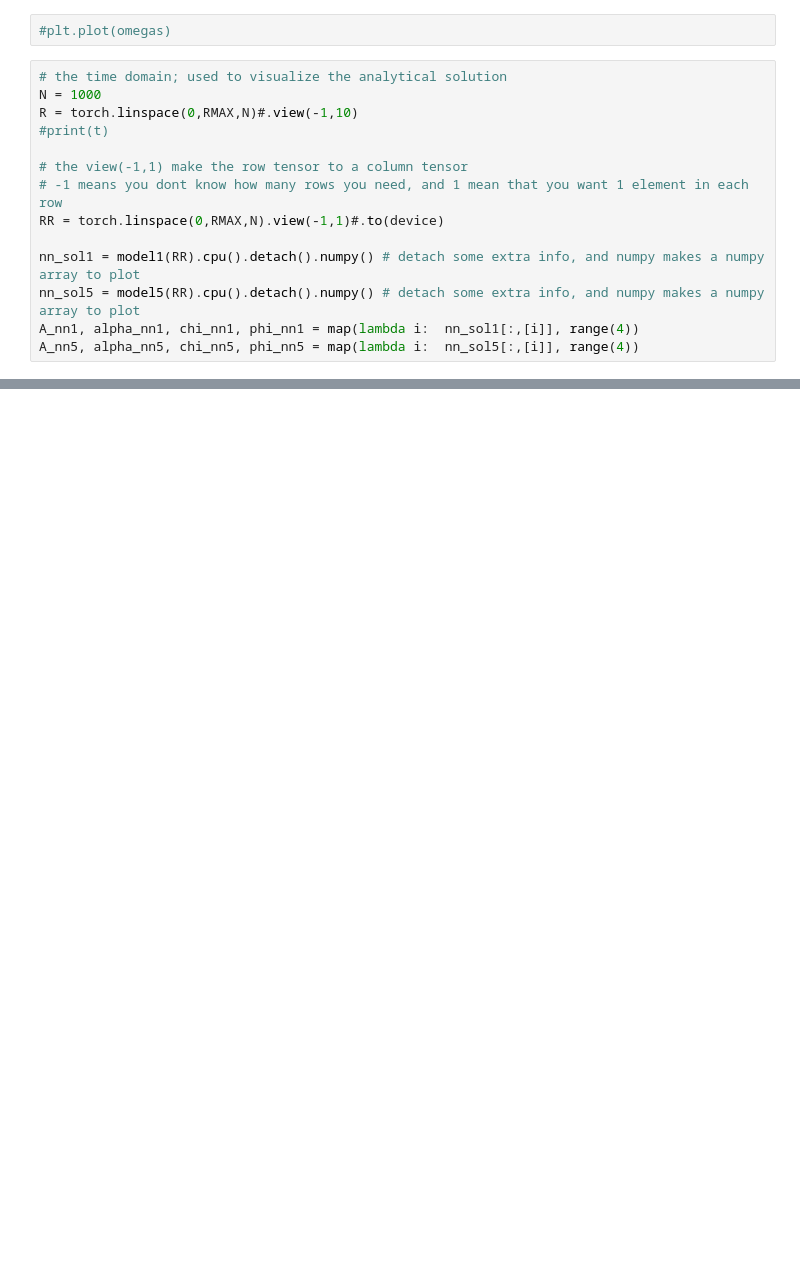
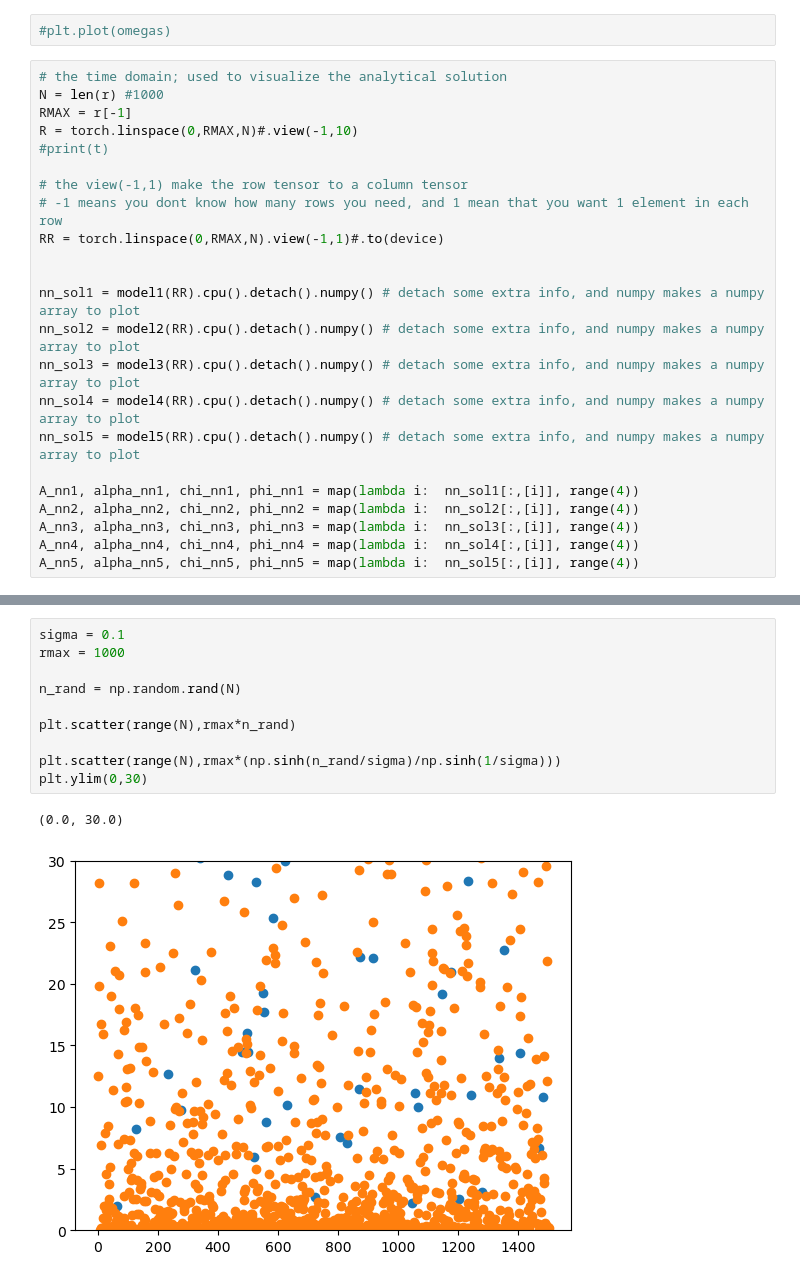
Before and after one commit to ThanasisGiannakopoulos/PINNS_Boson_stars, a Jupyter notebook: notebooks/model_eval.ipynb, the cells around one changed output, grey strips where cells are left out. Cells and saved outputs as stored; diff of their text form; blank space fills up the shorter version.

```diff
--- a/notebooks/model_eval.ipynb
+++ b/notebooks/model_eval.ipynb
@@ -260,7 +270,8 @@ phi0_rmax   = 0
 #plt.plot(omegas)
 # %%
 # the time domain; used to visualize the analytical solution
-N = 1000
+N = len(r) #1000
+RMAX = r[-1]
 R = torch.linspace(0,RMAX,N)#.view(-1,10)
 #print(t)
 
@@ -268,7 +279,15 @@ R = torch.linspace(0,RMAX,N)#.view(-1,10)
 # -1 means you dont know how many rows you need, and 1 mean that you want 1 element in each row
 RR = torch.linspace(0,RMAX,N).view(-1,1)#.to(device)
 
+
 nn_sol1 = model1(RR).cpu().detach().numpy() # detach some extra info, and numpy makes a numpy array to plot
+nn_sol2 = model2(RR).cpu().detach().numpy() # detach some extra info, and numpy makes a numpy array to plot
+nn_sol3 = model3(RR).cpu().detach().numpy() # detach some extra info, and numpy makes a numpy array to plot
+nn_sol4 = model4(RR).cpu().detach().numpy() # detach some extra info, and numpy makes a numpy array to plot
 nn_sol5 = model5(RR).cpu().detach().numpy() # detach some extra info, and numpy makes a numpy array to plot
+
 A_nn1, alpha_nn1, chi_nn1, phi_nn1 = map(lambda i:  nn_sol1[:,[i]], range(4))
+A_nn2, alpha_nn2, chi_nn2, phi_nn2 = map(lambda i:  nn_sol2[:,[i]], range(4))
+A_nn3, alpha_nn3, chi_nn3, phi_nn3 = map(lambda i:  nn_sol3[:,[i]], range(4))
+A_nn4, alpha_nn4, chi_nn4, phi_nn4 = map(lambda i:  nn_sol4[:,[i]], range(4))
 A_nn5, alpha_nn5, chi_nn5, phi_nn5 = map(lambda i:  nn_sol5[:,[i]], range(4))
@@ -318,0 +304,13 @@ plt.legend()
+# %%
+sigma = 0.1
+rmax = 1000
+
+n_rand = np.random.rand(N)
+
+plt.scatter(range(N),rmax*n_rand)
+
+plt.scatter(range(N),rmax*(np.sinh(n_rand/sigma)/np.sinh(1/sigma)))
+plt.ylim(0,30)
+# %% [output]
+(0.0, 30.0)
+[figure, added]
```
Also changed, not shown: parts of 16 cells of this notebook.
